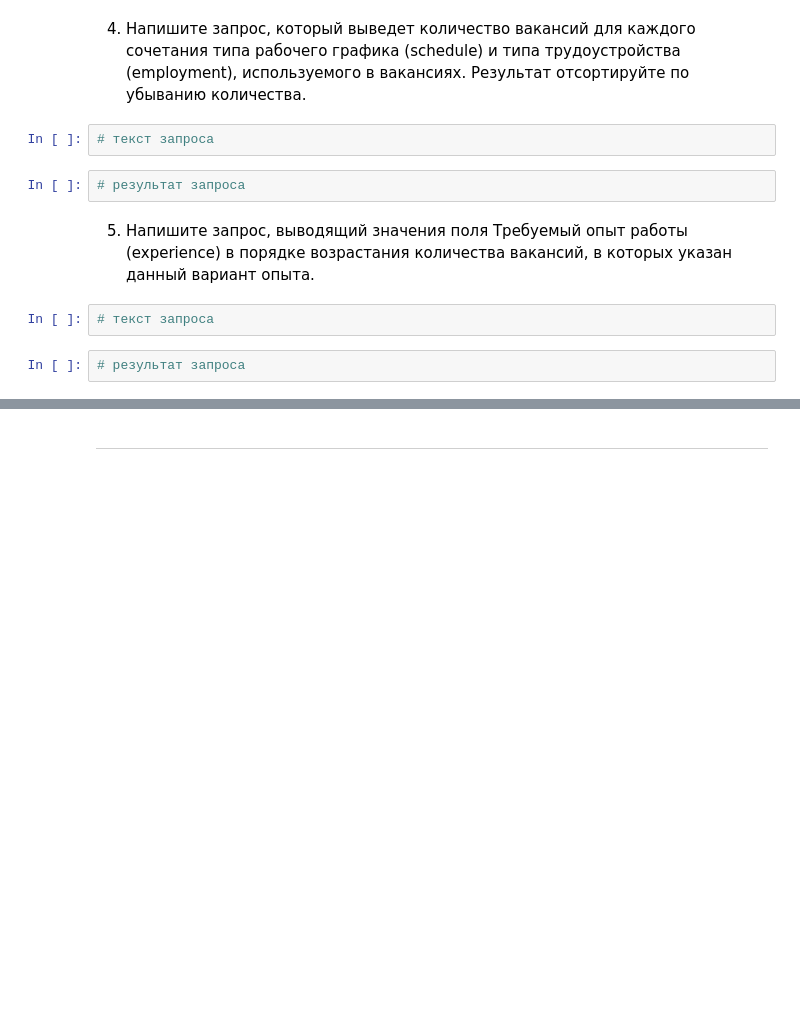
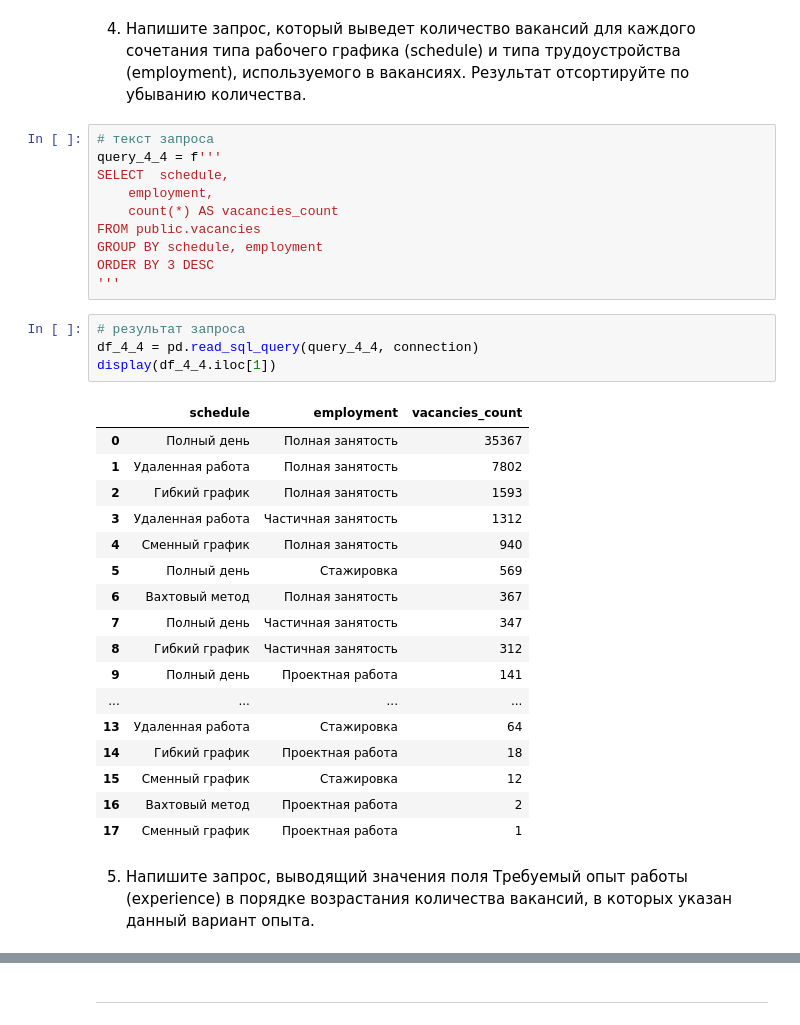
Before and after one commit to eartzhi/HH_project_2, a Jupyter notebook: Project_2_Ноутбук.ipynb, the cells around one changed output, grey strips where cells are left out. Cells and saved outputs as stored; diff of their text form; blank space fills up the shorter version.

```diff
--- a/Project_2_Ноутбук.ipynb
+++ b/Project_2_Ноутбук.ipynb
@@ -157,12 +176,36 @@ connection.close()
 # %% [markdown]
 4. Напишите запрос, который выведет количество вакансий для каждого сочетания типа рабочего графика (schedule) и типа трудоустройства (employment), используемого в вакансиях. Результат отсортируйте по убыванию количества.
-# %%
-# текст запроса
-# %%
-# результат запроса
+# %%
+# текст запроса
+query_4_4 = f'''
+SELECT  schedule,
+	employment,
+	count(*) AS vacancies_count
+FROM public.vacancies
+GROUP BY schedule, employment
+ORDER BY 3 DESC
+'''
+# %%
+# результат запроса
+df_4_4 = pd.read_sql_query(query_4_4, connection)
+display(df_4_4.iloc[1])
+# %% [output]
+|  | schedule | employment | vacancies_count |
+| 0 | Полный день | Полная занятость | 35367 |
+| 1 | Удаленная работа | Полная занятость | 7802 |
+| 2 | Гибкий график | Полная занятость | 1593 |
+| 3 | Удаленная работа | Частичная занятость | 1312 |
+| 4 | Сменный график | Полная занятость | 940 |
+| 5 | Полный день | Стажировка | 569 |
+| 6 | Вахтовый метод | Полная занятость | 367 |
+| 7 | Полный день | Частичная занятость | 347 |
+| 8 | Гибкий график | Частичная занятость | 312 |
+| 9 | Полный день | Проектная работа | 141 |
+| ... | ... | ... | ... |
+| 13 | Удаленная работа | Стажировка | 64 |
+| 14 | Гибкий график | Проектная работа | 18 |
+| 15 | Сменный график | Стажировка | 12 |
+| 16 | Вахтовый метод | Проектная работа | 2 |
+| 17 | Сменный график | Проектная работа | 1 |
 # %% [markdown]
 5. Напишите запрос, выводящий значения поля Требуемый опыт работы (experience) в порядке возрастания количества вакансий, в которых указан данный вариант опыта.
-# %%
-# текст запроса
-# %%
-# результат запроса
```
Also changed, not shown: parts of 16 cells of this notebook.
